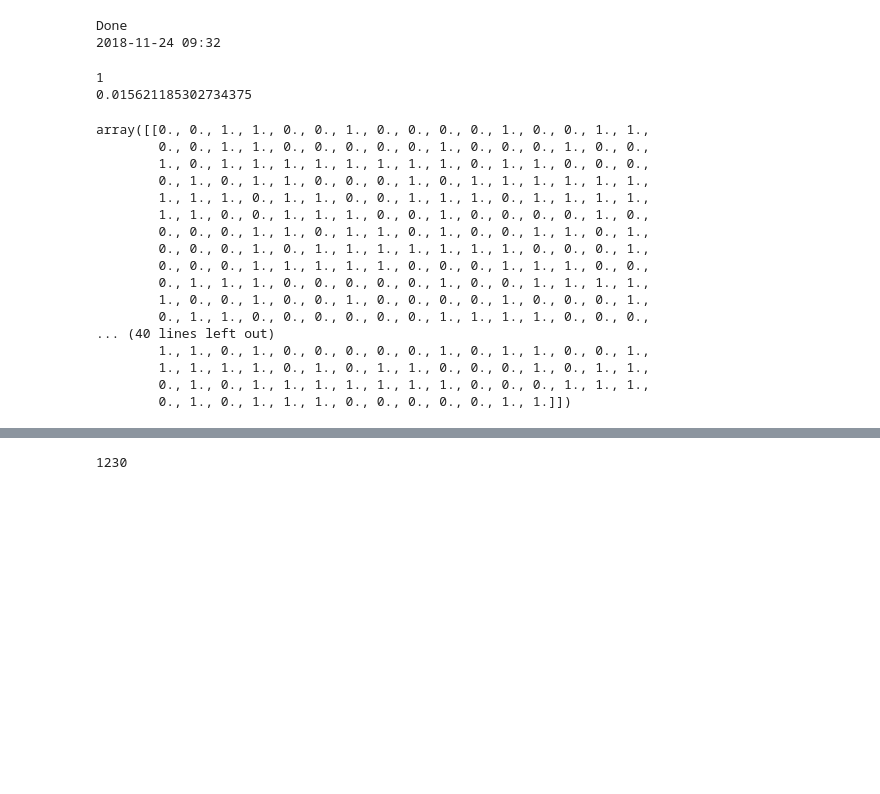
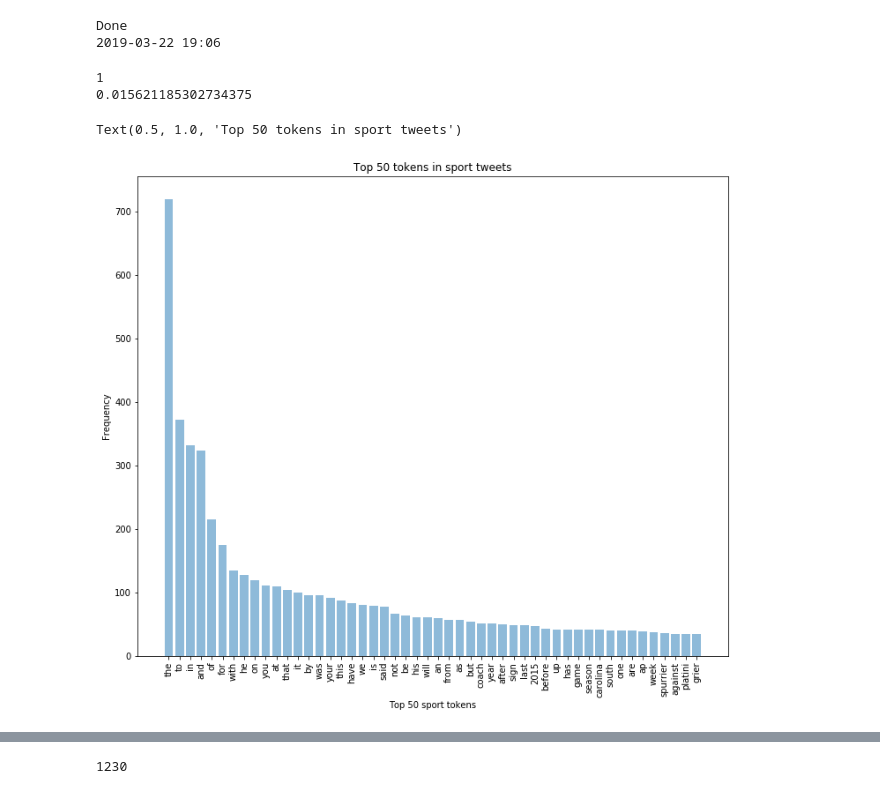
Before and after one commit to pkulcsarnr/BP-NB, a Jupyter notebook: Naive Bayes Multiclass Classification by PKS.ipynb, the cells around one changed output, grey strips where cells are left out. Drawn from its saved outputs; the diff is of its cells as text; code cells hidden in the pictures; blank space fills up the shorter version.

```diff
--- a/Naive Bayes Multiclass Classification by PKS.ipynb
+++ b/Naive Bayes Multiclass Classification by PKS.ipynb
@@ -89,12 +89,20 @@ def gatherTexts(startingIndex, amountOfArticles, includeClasses):
                     texts.append(json.load(json_data)["text"])
                     types.append("3")
 
+    #if not (regexes is None):
+    #    print("doing preprocess stage1")
+    #    for j, text in enumerate(texts, start=0):
+    #        texts[j] = preprocessStageOne(text, regexes)
+
     return {'texts':texts, 'types':types}
 
 def preprocessTexts(texts,types, regexes, usePorterStemmer = 0, removeUnfrequent = 0, removeFrequent = 0):
     articles = []
     for index, text in enumerate(texts, start=0):
-        articles.append(preprocessArticle(text,regexes,usePorterStemmer))
+        if(text):
+            articles.append(preprocessArticle(text,regexes,usePorterStemmer))
+        if( index % 250 == 0):
+            print("Preprocessed texts:",index)
 
     #create one array fromm all articles
     words = []
@@ -163,6 +171,15 @@ def createPhiMatrix(articleWords, includeClasses):
 #Preprocess the article with the precompiled regexes, and optional stemmer
 #=> returns the text splitted into array of words
 def preprocessArticle(text, regexes, usePorterStemmer):
+    text = preprocessStageOne(text, regexes)
+    if usePorterStemmer == 1:
+        splitted = text.split()
+        for index, word in enumerate(splitted, start=0):
+            splitted[index] = ps.stem(word)
+        return splitted
+    return(text.split())
+
+def preprocessStageOne(text, regexes):
     text = text.lower()
     #new lines
     text = text.replace('\n', ' ')
@@ -178,13 +195,7 @@ def preprocessArticle(text, regexes, usePorterStemmer):
     text = re.sub(regexes.singleChars, ' ', text)
     #multiple white spaces
     text = re.sub(regexes.multipleWhiteSpaces, ' ', text)
-    if usePorterStemmer == 1:
-        splitted = text.split()
-        for index, word in enumerate(splitted, start=0):
-            splitted[index] = ps.stem(word)
-        return splitted
-    return(text.split())
-
+    return text
 
 #Make prediction based on
 def predict(phiMatrix, text,words, regexes, usePorterStemmer):
@@ -210,5 +221,5 @@ print("Done")
 print(datetime.datetime.now().strftime("%Y-%m-%d %H:%M"))
 # %% [output]
 Done
-2018-11-24 09:32
+2019-03-22 19:06
 # %%
@@ -226,26 +237,3 @@ with open("DATA/Sport/news_0002100.json", encoding="utf8") as json_data:
 # %% [output]
 1
 0.015621185302734375
-# %%
-preprocessedTexts["articleWords"][:,np.insert(np.array(np.sum(preprocessedTexts["articleWords"][preprocessedTexts["articleWords"][:,0]==0,1:], axis=0) != 0),0, False)][preprocessedTexts["articleWords"][:,0]==0,:]
-
-
-#print(len(preprocessedTexts["articleWords"][1,:]))
-# %% [output]
-array([[0., 0., 1., 1., 0., 0., 1., 0., 0., 0., 0., 1., 0., 0., 1., 1.,
-        0., 0., 1., 1., 0., 0., 0., 0., 0., 1., 0., 0., 0., 1., 0., 0.,
-        1., 0., 1., 1., 1., 1., 1., 1., 1., 1., 0., 1., 1., 0., 0., 0.,
-        0., 1., 0., 1., 1., 0., 0., 0., 1., 0., 1., 1., 1., 1., 1., 1.,
-        1., 1., 1., 0., 1., 1., 0., 0., 1., 1., 1., 0., 1., 1., 1., 1.,
-        1., 1., 0., 0., 1., 1., 1., 0., 0., 1., 0., 0., 0., 0., 1., 0.,
-        0., 0., 0., 1., 1., 0., 1., 1., 0., 1., 0., 0., 1., 1., 0., 1.,
-        0., 0., 0., 1., 0., 1., 1., 1., 1., 1., 1., 1., 0., 0., 0., 1.,
-        0., 0., 0., 1., 1., 1., 1., 1., 0., 0., 0., 1., 1., 1., 0., 0.,
-        0., 1., 1., 1., 0., 0., 0., 0., 0., 1., 0., 0., 1., 1., 1., 1.,
-        1., 0., 0., 1., 0., 0., 1., 0., 0., 0., 0., 1., 0., 0., 0., 1.,
-        0., 1., 1., 0., 0., 0., 0., 0., 0., 1., 1., 1., 1., 0., 0., 0.,
-... (40 lines left out)
-        1., 1., 0., 1., 0., 0., 0., 0., 0., 1., 0., 1., 1., 0., 0., 1.,
-        1., 1., 1., 1., 0., 1., 0., 1., 1., 0., 0., 0., 1., 0., 1., 1.,
-        0., 1., 0., 1., 1., 1., 1., 1., 1., 1., 0., 0., 0., 1., 1., 1.,
-        0., 1., 0., 1., 1., 1., 0., 0., 0., 0., 0., 1., 1.]])
@@ -251,0 +257,12 @@ array([[0., 0., 1., 1., 0., 0., 1., 0., 0., 0., 0., 1., 0., 0., 1., 1.,
+# %%
+import matplotlib.pyplot as plt
+y_pos = np.arange(50)
+plt.figure(figsize=(12,10))
+plt.bar(y_pos, term_freq_df.sort_values(by='sport', ascending=False)['sport'][:50], align='center', alpha=0.5)
+plt.xticks(y_pos, term_freq_df.sort_values(by='sport', ascending=False)['sport'][:50].index,rotation='vertical')
+plt.ylabel('Frequency')
+plt.xlabel('Top 50 sport tokens')
+plt.title('Top 50 tokens in sport tweets')
+# %% [output]
+Text(0.5, 1.0, 'Top 50 tokens in sport tweets')
+[figure, added]
```
Also changed, not shown: parts of 14 cells of this notebook, 2 other files.
